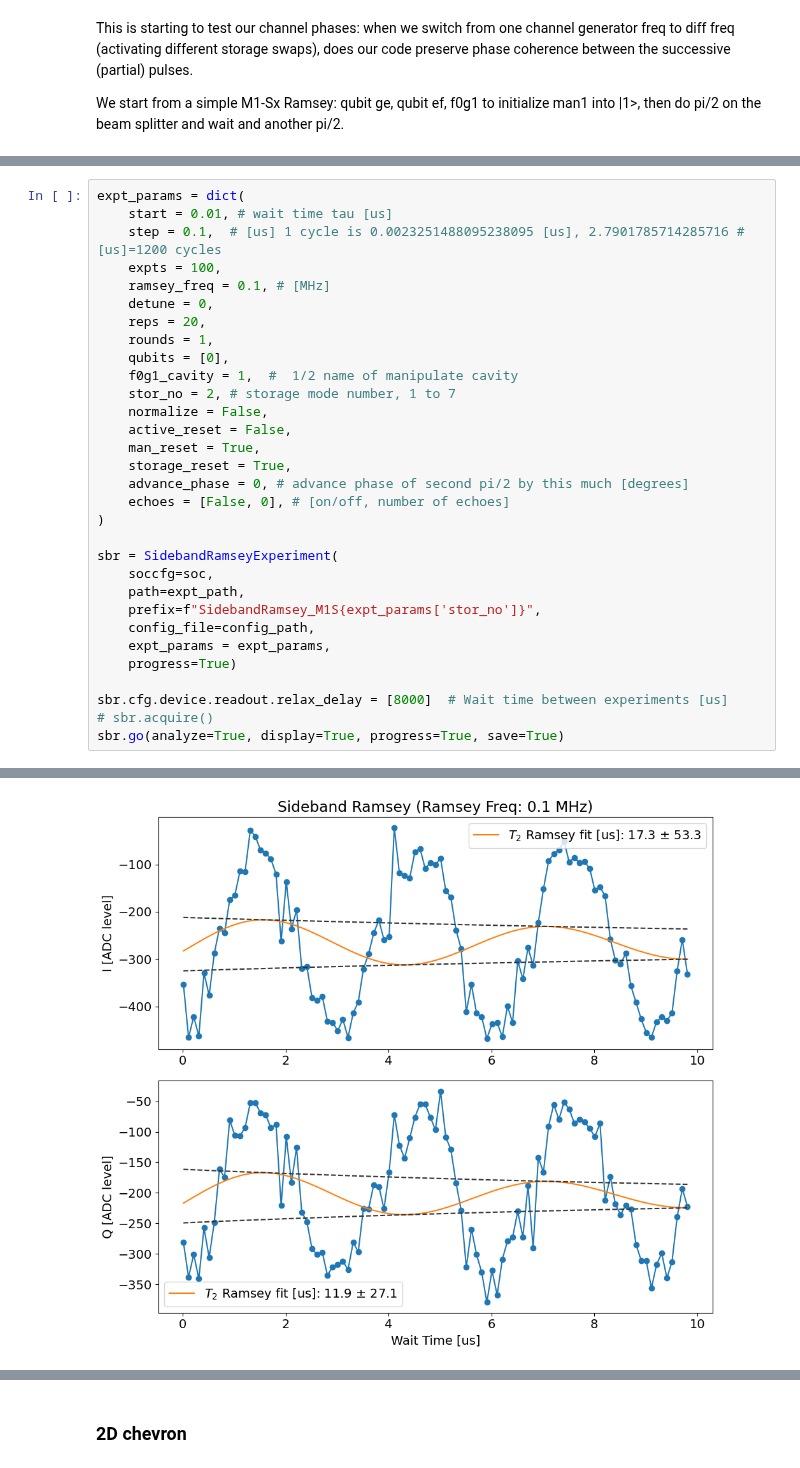
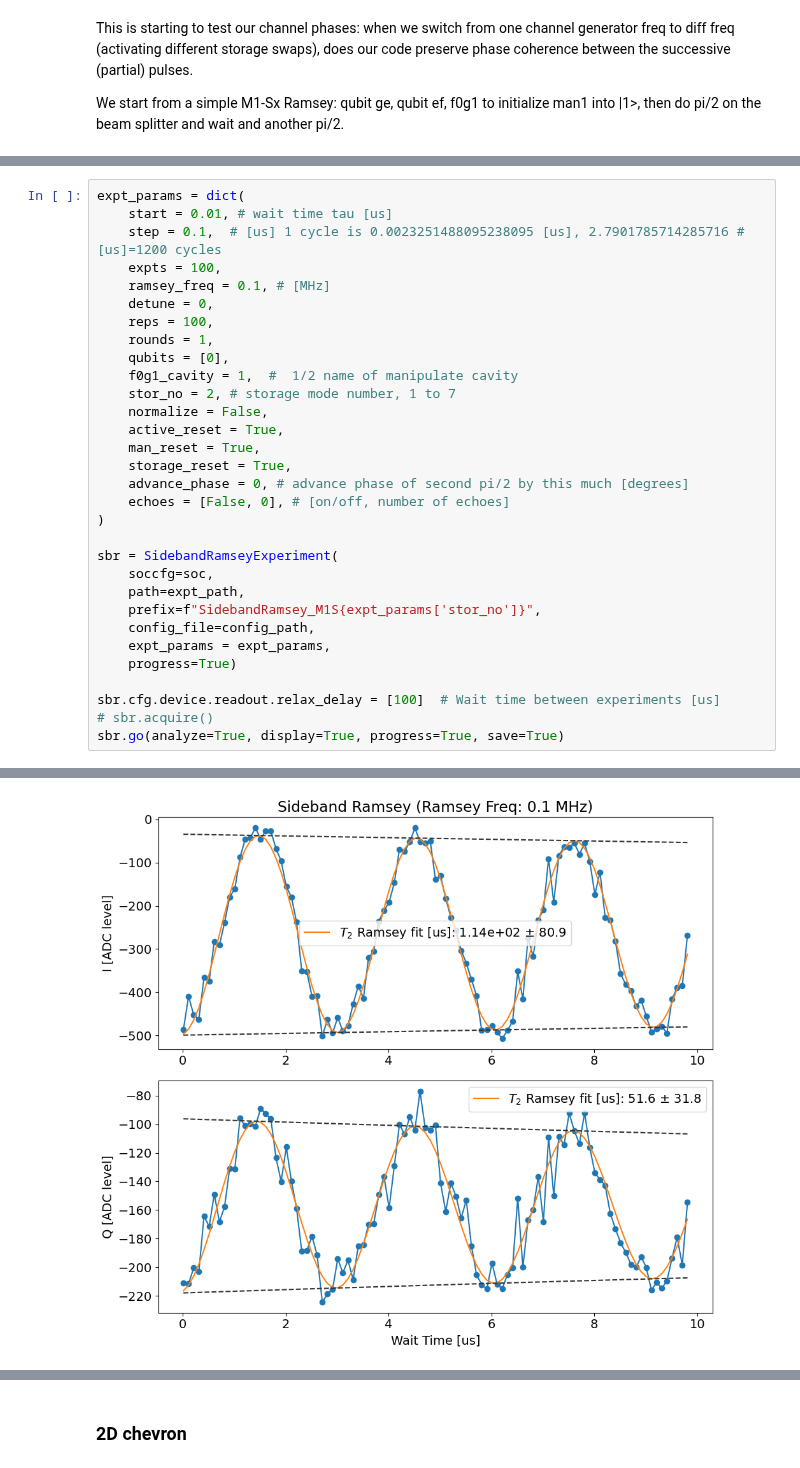
Before and after one commit to SchusterLab/multimode_expts, a Jupyter notebook: qsim_experiments.ipynb, the cells around one changed output, grey strips where cells are left out. Saved outputs shown, nothing was run; the diff lists cells and outputs as text.

Commit message:
playing with sideband ramsey and active reset

```diff
--- a/qsim_experiments.ipynb
+++ b/qsim_experiments.ipynb
@@ -212,13 +212,13 @@ expt_params = dict(
     expts = 100,
     ramsey_freq = 0.1, # [MHz]
     detune = 0,
-    reps = 20,
+    reps = 100,
     rounds = 1,
     qubits = [0],
     f0g1_cavity = 1,  #  1/2 name of manipulate cavity
     stor_no = 2, # storage mode number, 1 to 7
     normalize = False,
-    active_reset = False,
+    active_reset = True,
     man_reset = True,
     storage_reset = True,
     advance_phase = 0, # advance phase of second pi/2 by this much [degrees]
@@ -233,7 +233,7 @@ sbr = SidebandRamseyExperiment(
     expt_params = expt_params,
     progress=True)
 
-sbr.cfg.device.readout.relax_delay = [8000]  # Wait time between experiments [us]
+sbr.cfg.device.readout.relax_delay = [100]  # Wait time between experiments [us]
 # sbr.acquire()
 sbr.go(analyze=True, display=True, progress=True, save=True)
 # %% [output]
@@ -253 +254 @@ T2 Ramsey from fit Q [us]: 11.933223773921538
-[figure, old version]
+[figure, new version]
```
Also changed, not shown: parts of 3 cells of this notebook.
